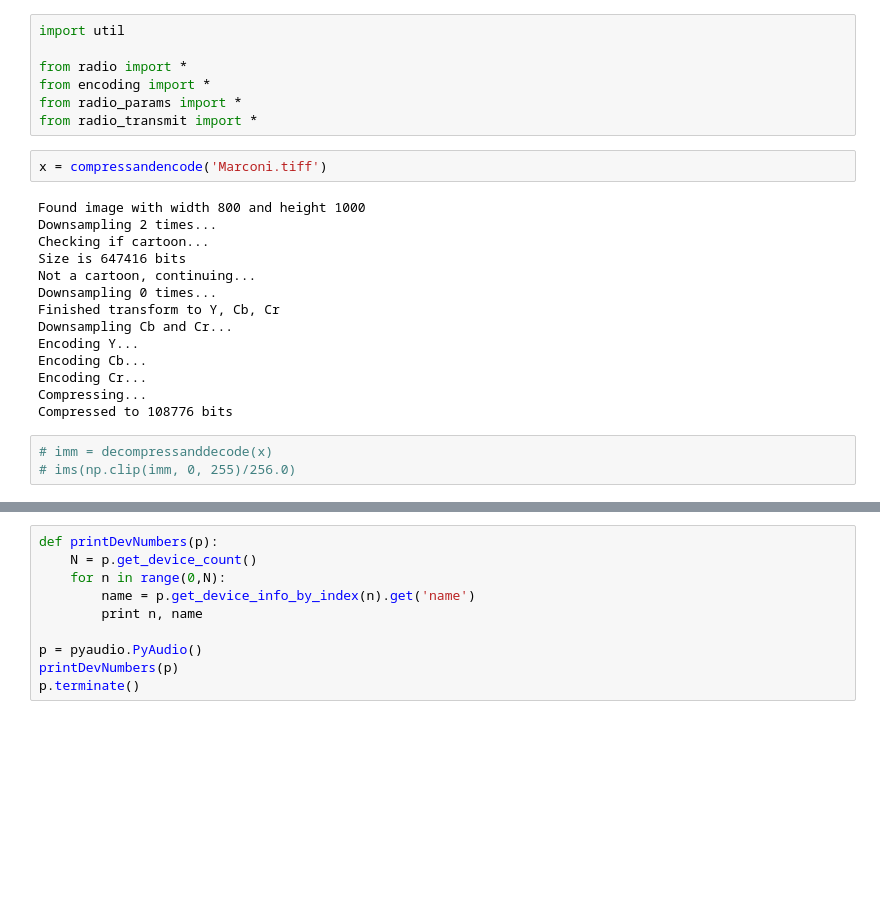
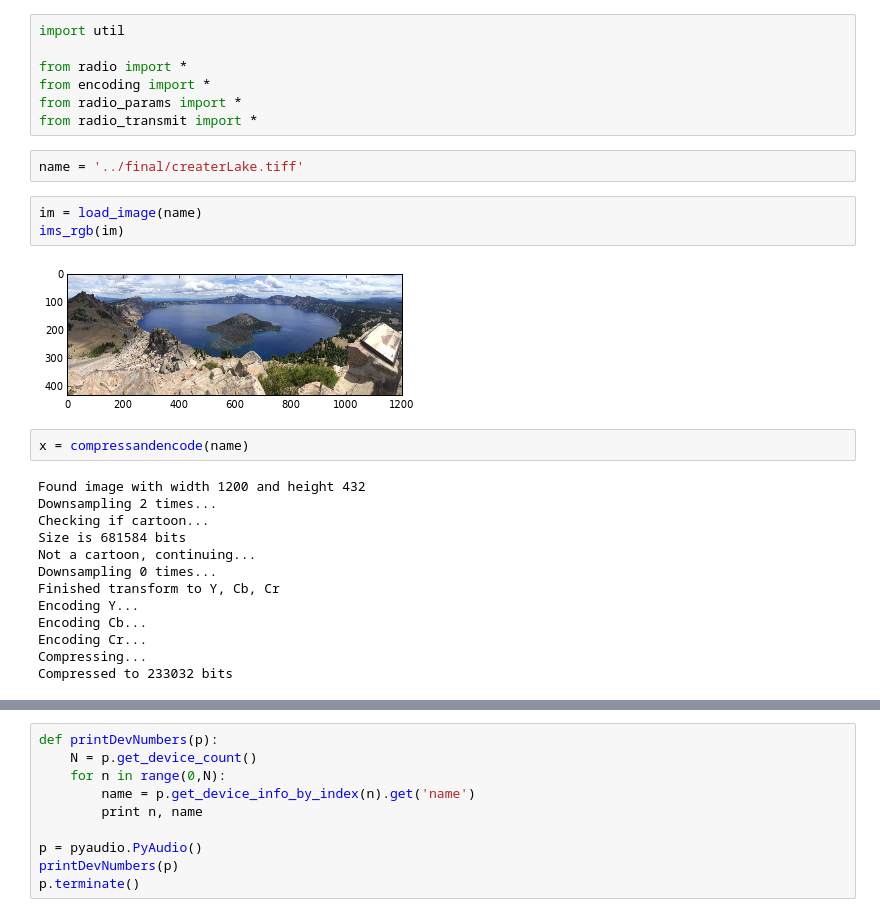
Before and after one commit to lambdaloop/radio-images, a Jupyter notebook: test_radio_image.ipynb, the cells around one changed output, grey strips where cells are left out. Cells and saved outputs as stored; diff of their text form; blank space fills up the shorter version.

```diff
--- a/test_radio_image.ipynb
+++ b/test_radio_image.ipynb
@@ -44,22 +42,25 @@ from radio import *
 from encoding import *
 from radio_params import *
 from radio_transmit import *
+# %%
+name = '../final/createrLake.tiff'
+# %%
+im = load_image(name)
+ims_rgb(im)
+# %% [output]
+[figure, added]
 # %%
-x = compressandencode('Marconi.tiff')
+x = compressandencode(name)
 # %% [output]
-Found image with width 800 and height 1000
+Found image with width 1200 and height 432
 Downsampling 2 times...
 Checking if cartoon...
-Size is 647416 bits
+Size is 681584 bits
 Not a cartoon, continuing...
 Downsampling 0 times...
 Finished transform to Y, Cb, Cr
-Downsampling Cb and Cr...
 Encoding Y...
 Encoding Cb...
 Encoding Cr...
 Compressing...
-Compressed to 108776 bits
+Compressed to 233032 bits
-# %%
-# imm = decompressanddecode(x)
-# ims(np.clip(imm, 0, 255)/256.0)
```
Also changed, not shown: parts of 15 cells of this notebook, 4 other files.
